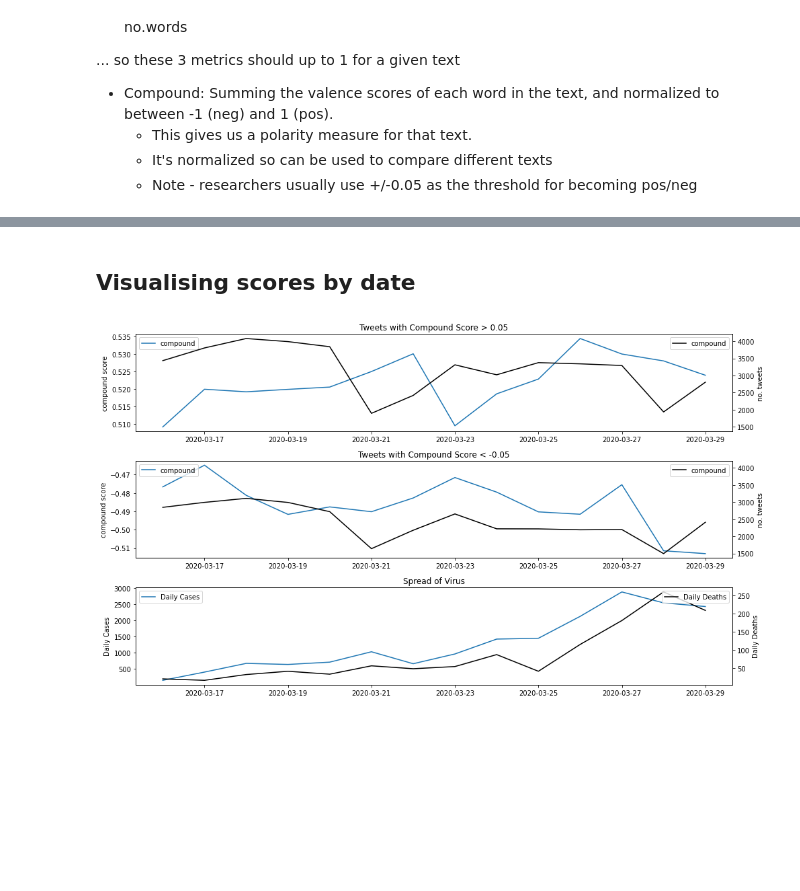
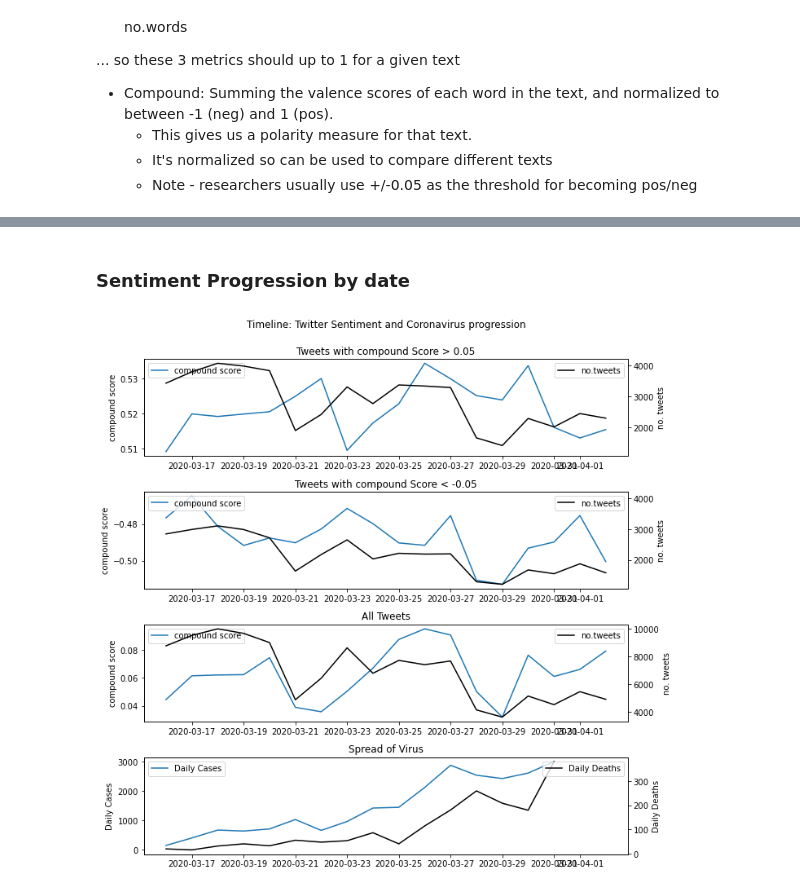
Before and after one commit to noahberhe/COVID-19, a Jupyter notebook: COVID-19 Anxiety Monitor.ipynb, the cells around one changed output, grey strips where cells are left out. Cells and saved outputs as stored; diff of their text form; code cells hidden in the pictures; blank space fills up the shorter version.

```diff
--- a/COVID-19 Anxiety Monitor.ipynb
+++ b/COVID-19 Anxiety Monitor.ipynb
@@ -45,13 +141,14 @@ def getoldtweets(since, until, query='#Coronavirus', near='London, UK', maxtweet
 # %%
-'''
-Collate tweets per day into a tweets_dict
-'''
+'''Collate tweets per day into a tweets_dict'''
+
 tweets_dict = {}
-start = '2020-03-29'
-datelist = pd.date_range(start, end=(datetime.today()-timedelta(days=1)).date()).tolist()
+start = '2020-03-30'
+until = (datetime.today()-timedelta(days=1)).date()
+datelist = pd.date_range(start, end=until).tolist()
 
-for date in datelist:
+for (i,date) in enumerate(tqdm(datelist)):
     tweets_dict[str(date)[:10]] = getoldtweets(str(date)[:10], str(date+timedelta(days=1))[:10])
+    print('Completed {}: {} of {} dates'.format(date,i+1,len(datelist)))
 
 tweets_ls = []
 for tweetquery in list(tweets_dict.values()):
@@ -122,8 +220,5 @@ dvec.feature_names_
-# %%
-'''Now we can add the scores to the tweets dataframe:'''
-tweets = pd.concat([tweets,pd.DataFrame(vader_scores.toarray(),columns=dvec.feature_names_)],axis=1)
 # %% [markdown]
-## Visualising scores by date
+### Sentiment Progression by date
 # %%
 '''Group Sentiment Data by Date and plot alongside no.cases'''
 
@@ -139,56 +234,75 @@ tweets_neg_valence = tweets[(tweets['{}'.format(score)]<neg_threshold)]
 '''Merge with no.cases data'''
 tweets_pos_valence = tweets_pos_valence.set_index('date').groupby(tweets_pos_valence.set_index('date').index.date).agg({'{}'.format(score):['mean','count']})
 tweets_neg_valence = tweets_neg_valence.set_index('date').groupby(tweets_neg_valence.set_index('date').index.date).agg({'{}'.format(score):['mean','count']})
+tweets_all_valence = tweets.set_index('date').groupby(tweets.set_index('date').index.date).agg({'{}'.format(score):['mean','count']})
+
 cases_plt = cases.set_index('DateVal')
+cases_plt['DailyCases_shifted_1'] = cases_plt.CMODateCount.shift(1)
+cases_plt['DailyDeaths_shifted_1'] = cases_plt.DailyDeaths.shift(1)
+
 tweets_pos_valence = pd.merge(tweets_pos_valence, cases_plt, how='left', left_index=True, right_index=True, suffixes=('',''))
 tweets_neg_valence = pd.merge(tweets_neg_valence, cases_plt, how='left', left_index=True, right_index=True, suffixes=('',''))
+tweets_all_valence = pd.merge(tweets_all_valence, cases_plt, how='left', left_index=True, right_index=True, suffixes=('',''))
 
 '''Filter for dates to plot'''
 tweets_pos_valence = tweets_pos_valence[tweets_pos_valence.index.date>=datetime.strptime('{}'.format(start_date),'%Y-%m-%d').date()]
 tweets_neg_valence = tweets_neg_valence[tweets_neg_valence.index.date>=datetime.strptime('{}'.format(start_date),'%Y-%m-%d').date()]
+tweets_all_valence = tweets_all_valence[tweets_all_valence.index.date>=datetime.strptime('{}'.format(start_date),'%Y-%m-%d').date()]
 
 '''Plot'''
-fig, ax = plt.subplots(figsize=(14,8), sharex=True)
+fig, ax = plt.subplots(figsize=(10,10), sharex=True)
+fig.suptitle('Timeline: Twitter Sentiment and Coronavirus progression')
 
 # add subplots to current figure and assign them to variables
-ax0 = plt.subplot(311)
+ax0 = plt.subplot(411)
 ax1 = ax0.twinx()
-ax2 = plt.subplot(312)
+ax2 = plt.subplot(412)
 ax3 = ax2.twinx()
-ax4 = plt.subplot(313)
+ax4 = plt.subplot(413)
 ax5 = ax4.twinx()
+ax6 = plt.subplot(414)
+ax7 = ax6.twinx()
 
-# share y-axes to have both plots to same scale:
+# share y-axes for no.tweets:
 ax1.get_shared_y_axes().join(ax1, ax3)
 
 # Plot data on their respective axes:
-ax0.plot(tweets_pos_valence[('{}'.format(score),'mean')], label='{}'.format(score))
+ax0.plot(tweets_pos_valence[('{}'.format(score),'mean')], label='{} score'.format(score))
 ax0.set_ylabel('{} score'.format(score))
 ax0.legend(loc='upper left')
-ax0.set_title('Tweets with Compound Score > {}'.format(pos_threshold))
+ax0.set_title('Tweets with {} Score > {}'.format(score,pos_threshold))
 
-ax1.plot(tweets_pos_valence[('{}'.format(score),'count')], label='{}'.format(score), c='k')
+ax1.plot(tweets_pos_valence[('{}'.format(score),'count')], label='no.tweets', c='k')
 ax1.set_ylabel('no. tweets')
 ax1.legend(loc='upper right')
 
-ax2.plot(tweets_neg_valence[('{}'.format(score),'mean')], label='{}'.format(score))
+ax2.plot(tweets_neg_valence[('{}'.format(score),'mean')], label='{} score'.format(score))
 ax2.set_ylabel('{} score'.format(score))
 ax2.legend(loc='upper left')
-ax2.set_title('Tweets with Compound Score < {}'.format(neg_threshold))
+ax2.set_title('Tweets with {} Score < {}'.format(score,neg_threshold))
 
-ax3.plot(tweets_neg_valence[('{}'.format(score),'count')], label='{}'.format(score), c='k')
+ax3.plot(tweets_neg_valence[('{}'.format(score),'count')], label='no.tweets', c='k')
 ax3.set_ylabel('no. tweets')
 ax3.legend(loc='upper right')
 
-ax4.plot(tweets_neg_valence['CMODateCount'], label='Daily Cases')
-ax4.set_ylabel('Daily Cases')
+ax4.plot(tweets_all_valence[('{}'.format(score),'mean')], label='{} score'.format(score))
+ax4.set_ylabel('{} score'.format(score))
 ax4.legend(loc='upper left')
-ax4.set_title('Spread of Virus')
+ax4.set_title('All Tweets')
 
-ax5.plot(tweets_neg_valence['DailyDeaths'], label='Daily Deaths', c='k')
-ax5.set_ylabel('Daily Deaths')
+ax5.plot(tweets_all_valence[('{}'.format(score),'count')], label='no.tweets', c='k')
+ax5.set_ylabel('no. tweets')
 ax5.legend(loc='upper right')
 
-plt.tight_layout();
+ax6.plot(tweets_neg_valence['CMODateCount'], label='Daily Cases')
+ax6.set_ylabel('Daily Cases')
+ax6.legend(loc='upper left')
+ax6.set_title('Spread of Virus')
+
+ax7.plot(tweets_neg_valence['DailyDeaths'], label='Daily Deaths', c='k')
+ax7.set_ylabel('Daily Deaths')
+ax7.legend(loc='upper right')
+
+plt.tight_layout(rect=[0, 0.03, 1, 0.95]);
 # %% [output]
-[figure, old version]
+[figure, new version]
```
Also changed, not shown: parts of 17 cells of this notebook, 2 other files.
